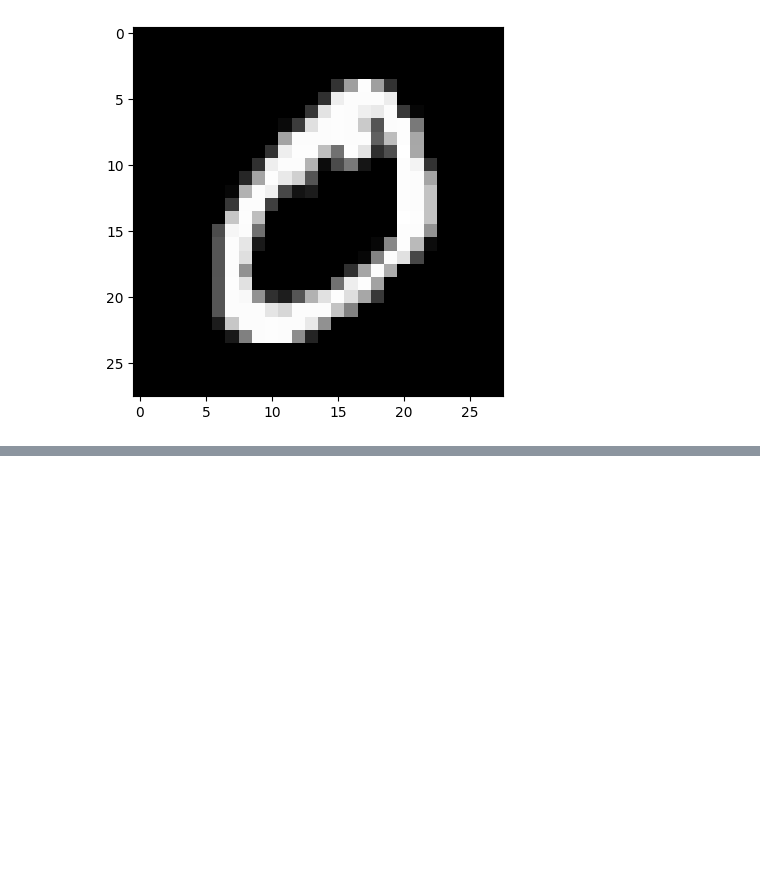
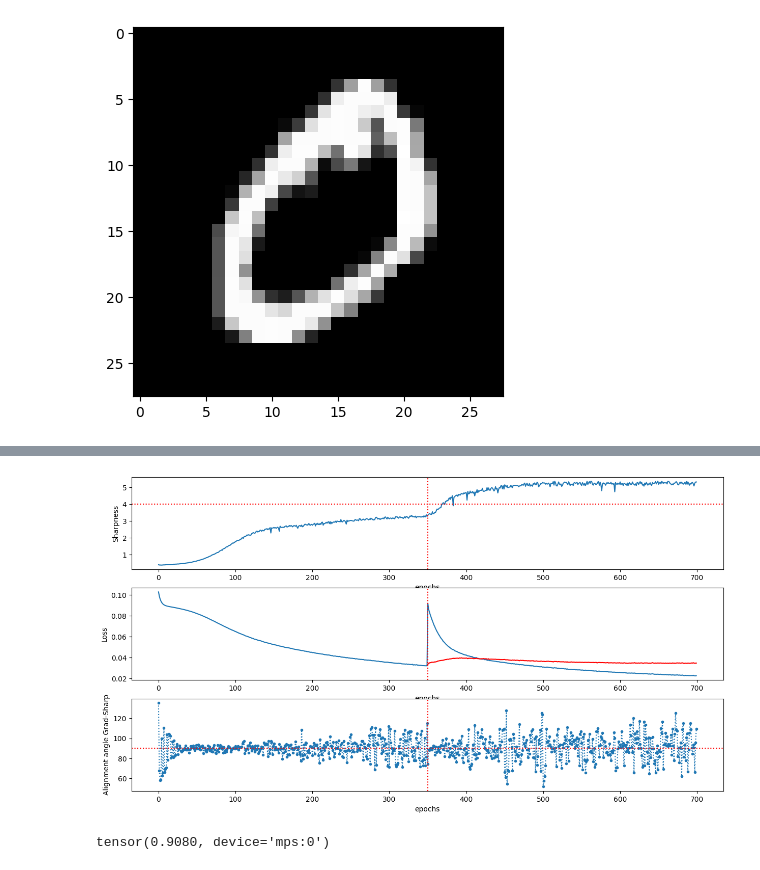
Before and after one commit to alessandrobreccia99/Infinite_width_Continual_Learning, a Jupyter notebook: Data.ipynb, the cells around one changed output, grey strips where cells are left out. Cells and saved outputs as stored; diff of their text form; code cells hidden in the pictures; blank space fills up the shorter version.

```diff
--- a/Data.ipynb
+++ b/Data.ipynb
@@ -192 +222,6 @@ The top Hessian eigenvalue of this model is %.4f 1.4335412979125977
+# %%
+optimizer = torch.optim.SGD(mlp.parameters(), lr=2/4)
+
+old_loss = []
+batch = len(X)
 # %%
@@ -233,2 +277,30 @@ plt.show()
+# %%
+fig, ax = plt.subplots(3,1, figsize=(15,8))
+
+ax[0].plot(lam)
+ax[0].set_xlabel('epochs')
+ax[0].set_ylabel('Sharpness')
+ax[0].axvline(350, color='r', linestyle='dotted')
+ax[0].axhline(4, color='r', linestyle='dotted')
+
+
+ax[1].plot(loss_hist)
+ax[1].plot(np.arange(350,700,1),old_loss, color='red')
+ax[1].set_xlabel('epochs')
+ax[1].set_ylabel('Loss')
+ax[1].axvline(350, color='r', linestyle='dotted')
+
+ax[2].plot(np.arccos(all)*180/np.pi, linestyle=':', marker='.')
+ax[2].set_xlabel('epochs')
+ax[2].set_ylabel('Alignment angle Grad-Sharp')
+ax[2].axvline(350, color='r', linestyle='dotted')
+ax[2].axhline(90, color='r', linestyle='dotted')
+plt.show()
+# %% [output]
+[figure, added]
+# %%
+torch.sum(torch.argmax(mlp(X_test_perm), dim=1) == torch.argmax(Y_test, dim=1))/len(Y_test)
+# %% [output]
+tensor(0.9080, device='mps:0')
 # %%
 acc
```
Also changed, not shown: parts of 22 cells of this notebook.
